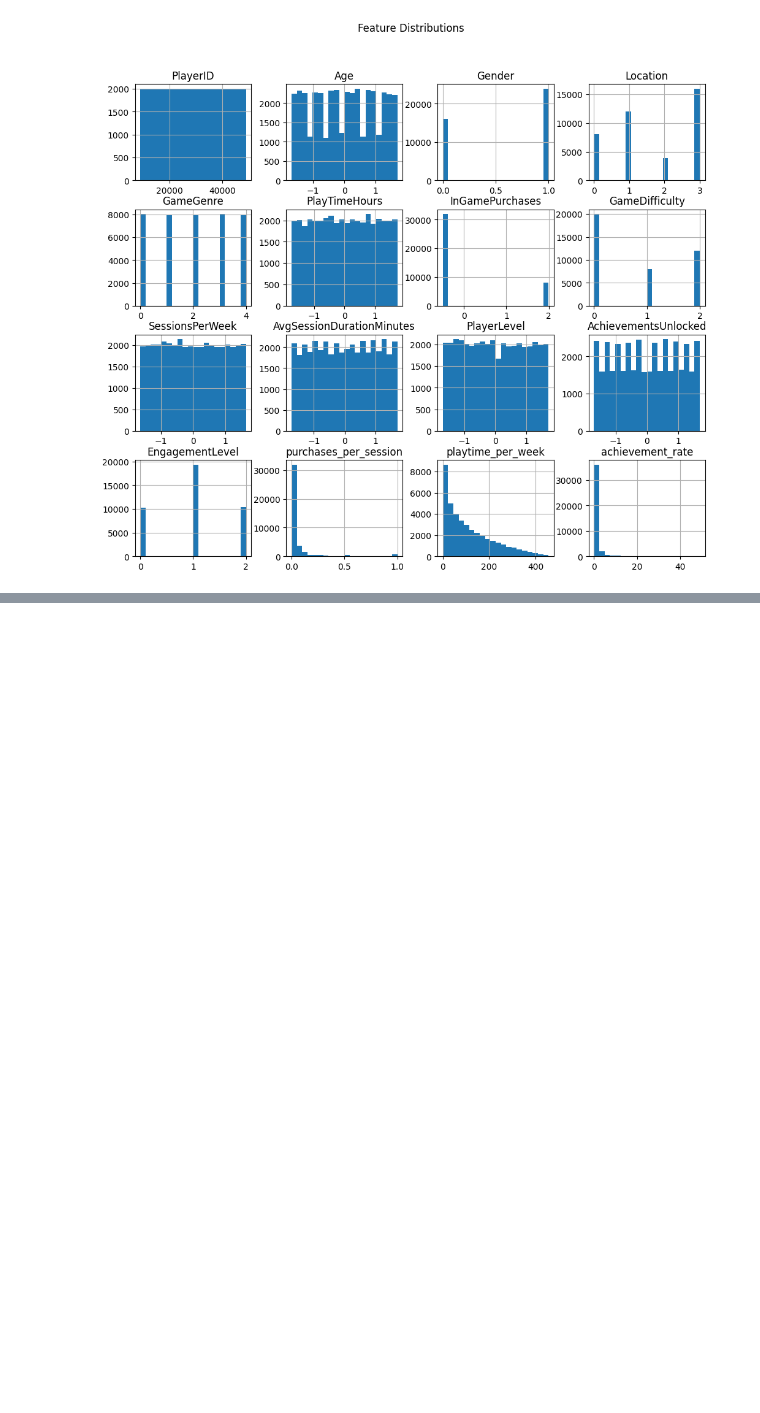
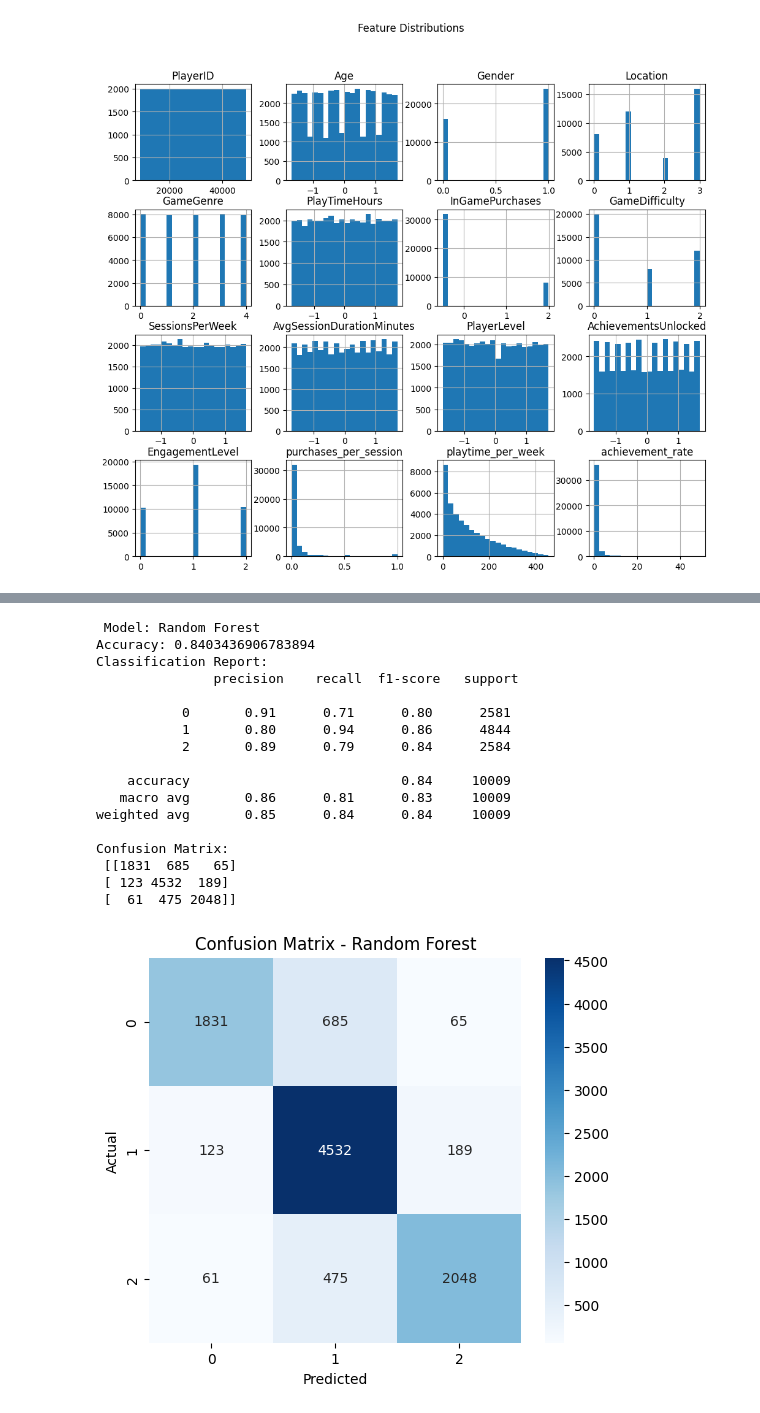
Before and after one commit to atique-ahmad-01/ml-statistical-gaming-analysis, a Jupyter notebook: notebooks/model_training.ipynb, the cells around one changed output, grey strips where cells are left out. Cells and saved outputs as stored; diff of their text form; code cells hidden in the pictures; blank space fills up the shorter version.

```diff
--- a/notebooks/model_training.ipynb
+++ b/notebooks/model_training.ipynb
@@ -106,0 +241,23 @@ plt.show()
+# %%
+# Random Forest
+rf_model = RandomForestClassifier(n_estimators=300, max_depth=7, random_state=42)
+acc_rf = evaluate_model(rf_model, "Random Forest")
+# %% [output]
+ Model: Random Forest
+Accuracy: 0.8403436906783894
+Classification Report:
+               precision    recall  f1-score   support
+
+           0       0.91      0.71      0.80      2581
+           1       0.80      0.94      0.86      4844
+           2       0.89      0.79      0.84      2584
+
+    accuracy                           0.84     10009
+   macro avg       0.86      0.81      0.83     10009
+weighted avg       0.85      0.84      0.84     10009
+
+Confusion Matrix:
+ [[1831  685   65]
+ [ 123 4532  189]
+ [  61  475 2048]]
+[figure, added]
```
Also changed, not shown: parts of 16 cells of this notebook, 6 other files.
